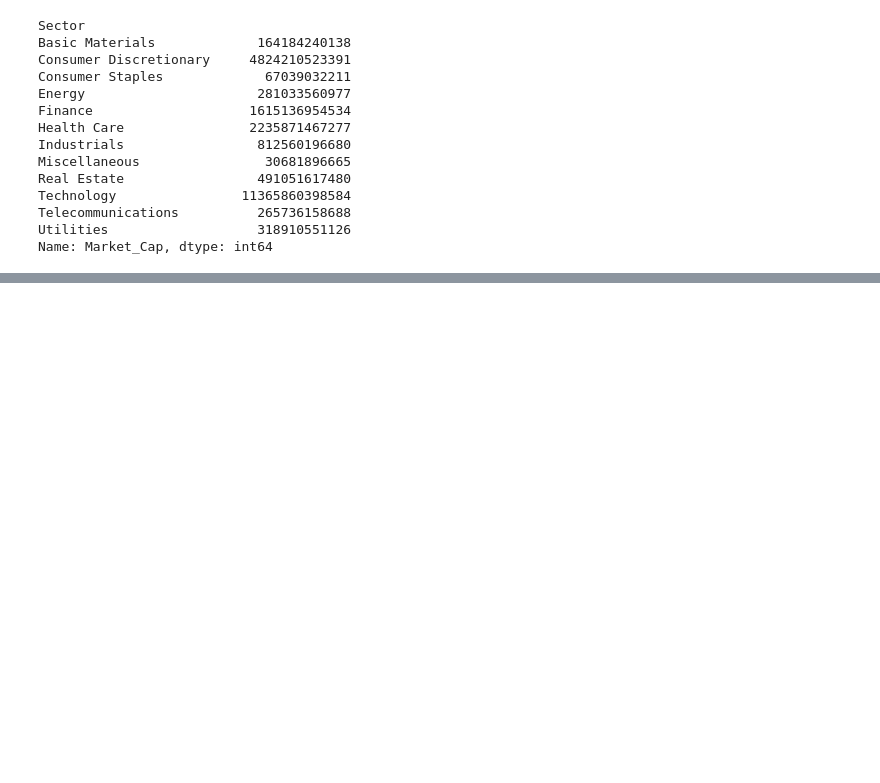
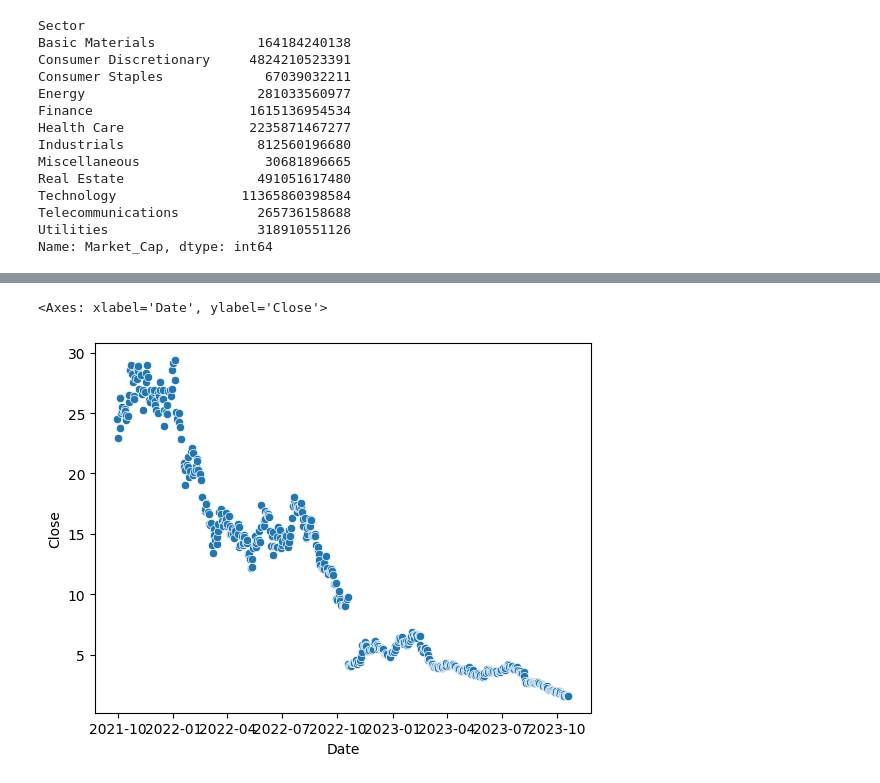
Before and after one commit to maximarbuzov/maxim, a Jupyter notebook: Untitled7.ipynb, the cells around one changed output, grey strips where cells are left out. Cells and saved outputs as stored; diff of their text form; code cells hidden in the pictures; blank space fills up the shorter version.

```diff
--- a/Untitled7.ipynb
+++ b/Untitled7.ipynb
@@ -239,0 +254,2 @@ data.groupby(['Sector']).sum().plot(kind='pie',y='Market_Cap',autopct='%1.1f%%',
+# %%
+stock_prices=yf.download(tickers='OLPX', period='1500d',interval='1d',group_by='column')
@@ -239,0 +275,5 @@ data.groupby(['Sector']).sum().plot(kind='pie',y='Market_Cap',autopct='%1.1f%%',
+# %%
+sns.scatterplot(data=stock_prices, x='Date', y='Close')
+# %% [output]
+<Axes: xlabel='Date', ylabel='Close'>
+[figure, added]
```
Also changed, not shown: parts of 8 cells of this notebook.
